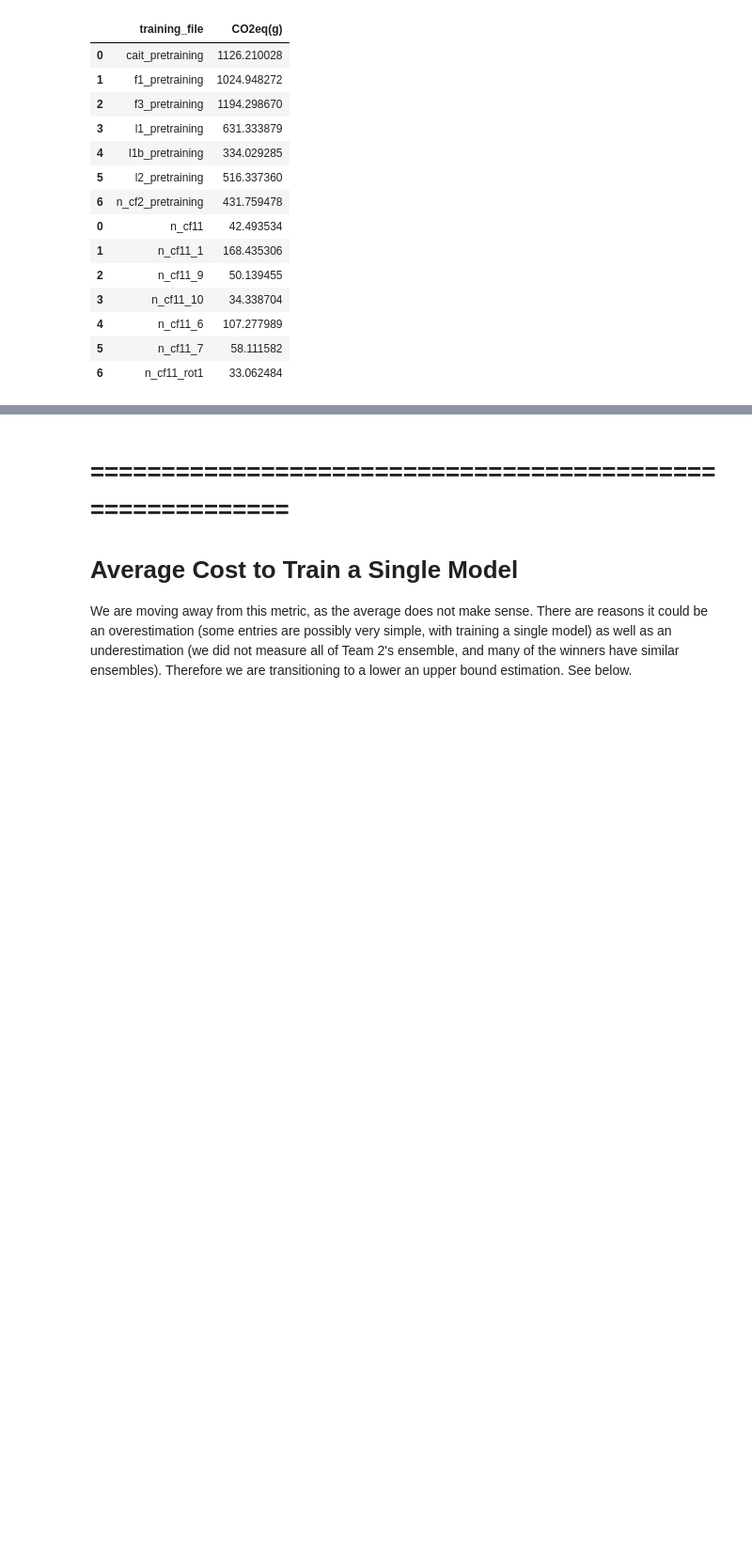
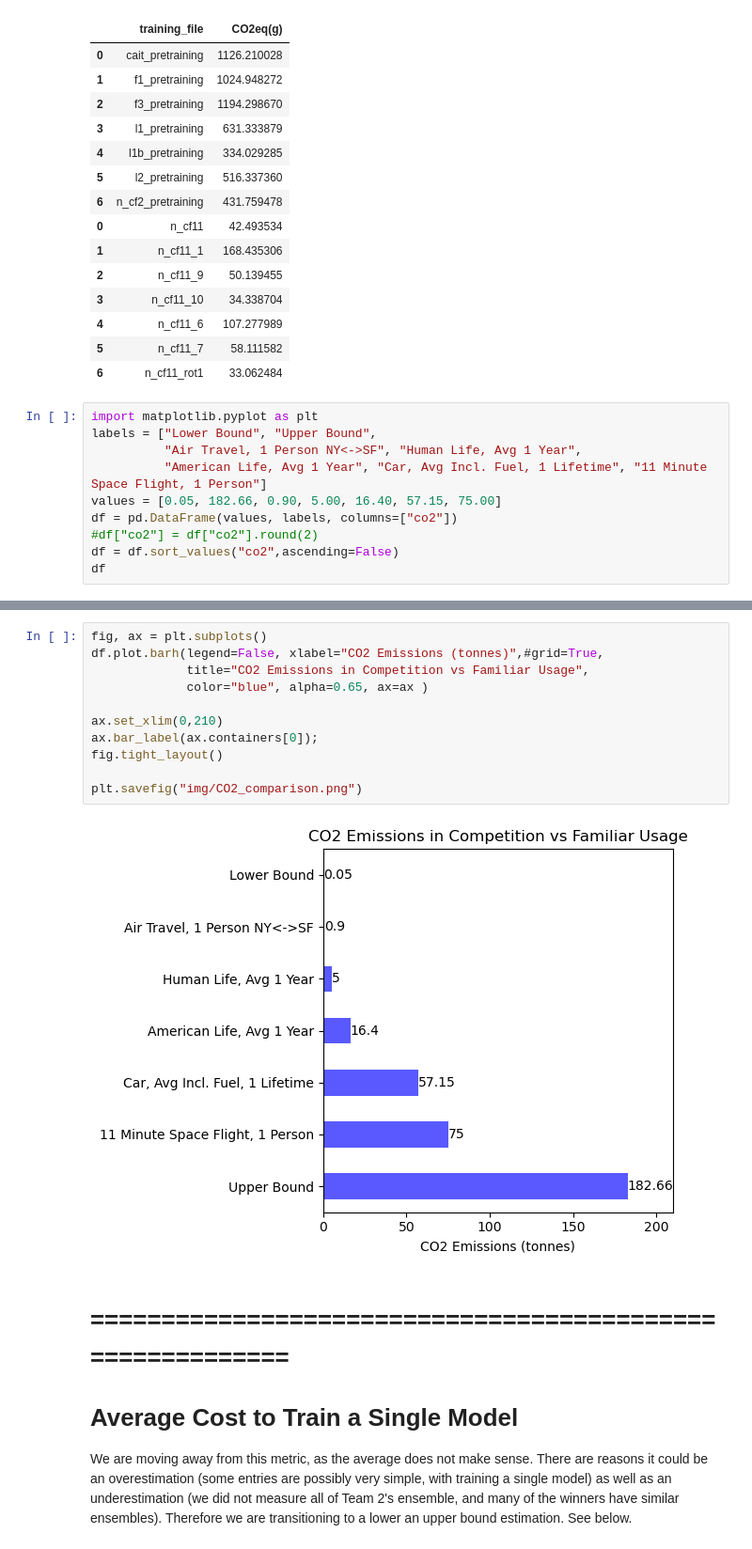
Before and after one commit to Xannadoo/carbon-cost-kaggle, a Jupyter notebook: carbonFootprintResults.ipynb, the cells around one changed output, grey strips where cells are left out. Shown: that part at 94% size. Drawn from its saved outputs; the diff is of its cells as text; blank space fills up the shorter version.

Commit message:
adding co2 comparison figure

```diff
--- a/carbonFootprintResults.ipynb
+++ b/carbonFootprintResults.ipynb
@@ -263,3 +263,13 @@ display(pd.concat([ptrain_full, train_full])[["training_file","CO2eq(g)"]])
 | 4 | n_cf11_6 | 107.277989 |
 | 5 | n_cf11_7 | 58.111582 |
 | 6 | n_cf11_rot1 | 33.062484 |
+# %%
+import matplotlib.pyplot as plt
+labels = ["Lower Bound", "Upper Bound",
+          "Air Travel, 1 Person NY<->SF", "Human Life, Avg 1 Year",
+          "American Life, Avg 1 Year", "Car, Avg Incl. Fuel, 1 Lifetime", "11 Minute Space Flight, 1 Person"]
+values = [0.05, 182.66, 0.90, 5.00, 16.40, 57.15, 75.00]
+df = pd.DataFrame(values, labels, columns=["co2"])
+#df["co2"] = df["co2"].round(2)
+df = df.sort_values("co2",ascending=False)
+df
@@ -266,3 +285,16 @@ display(pd.concat([ptrain_full, train_full])[["training_file","CO2eq(g)"]])
+# %%
+fig, ax = plt.subplots()
+df.plot.barh(legend=False, xlabel="CO2 Emissions (tonnes)",#grid=True,
+             title="CO2 Emissions in Competition vs Familiar Usage",
+             color="blue", alpha=0.65, ax=ax )
+
+ax.set_xlim(0,210)
+ax.bar_label(ax.containers[0]);
+fig.tight_layout()
+
+plt.savefig("img/CO2_comparison.png")
+# %% [output]
+[figure, added]
 # %% [markdown]
 # ==========================================================
 # Average Cost to Train a Single Model
```
Also changed, not shown: parts of 1 cell of this notebook, 1 other file.
